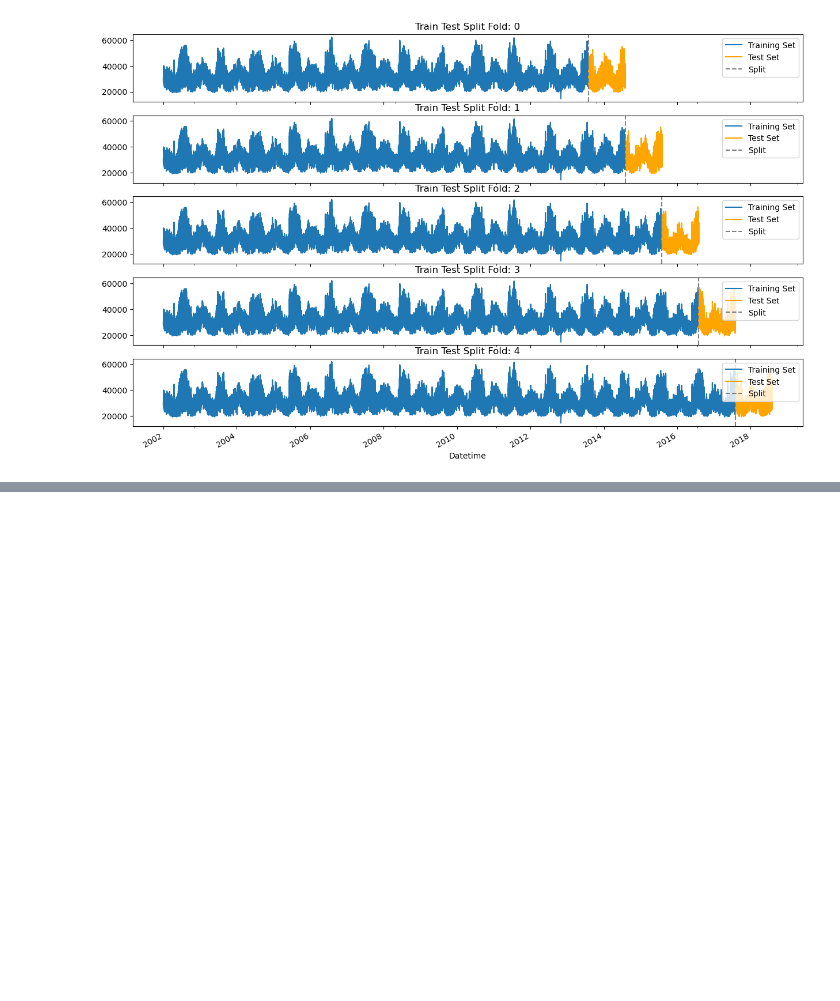
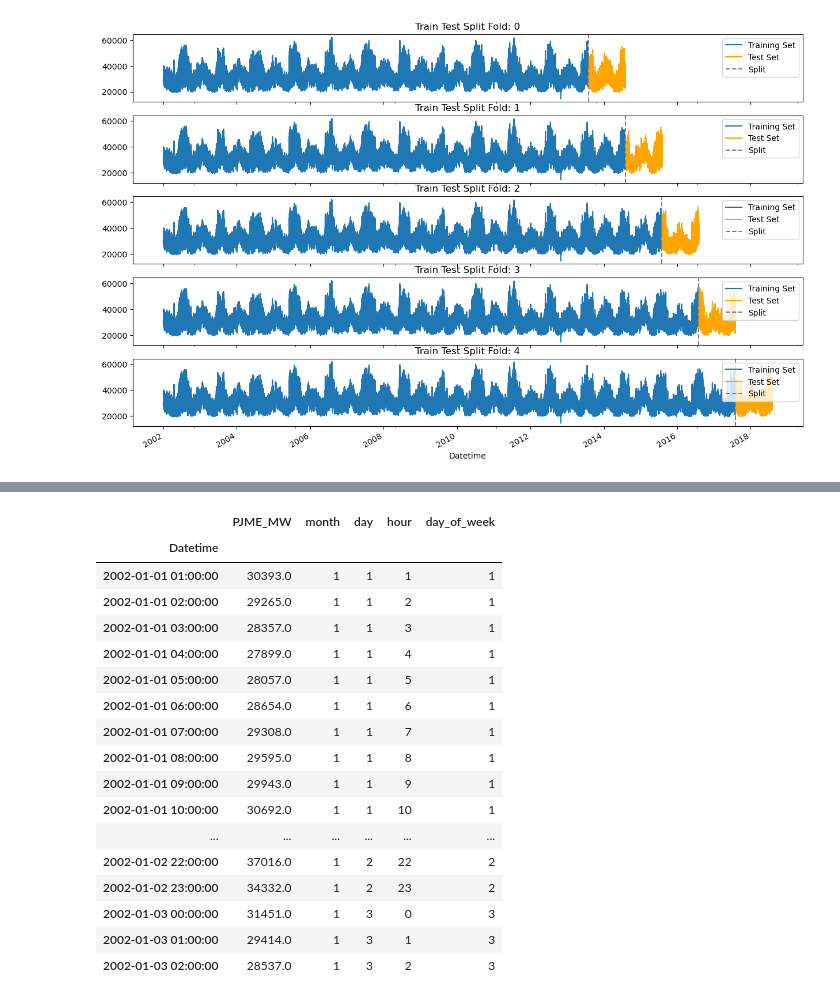
Before and after one commit to YarosInter/Time-Series-XGBoost-Energy-Consumption, a Jupyter notebook: XGBoost_Energy_Consumption_Forecast.ipynb, the cells around one changed output, grey strips where cells are left out. Drawn from its saved outputs; the diff is of its cells as text; code cells hidden in the pictures; blank space fills up the shorter version.

```diff
--- a/XGBoost_Energy_Consumption_Forecast.ipynb
+++ b/XGBoost_Energy_Consumption_Forecast.ipynb
@@ -497,0 +530,22 @@ plt.show()
+# %%
+# Original DataFrame
+df.head(50)
+# %% [output]
+|  | PJME_MW | month | day | hour | day_of_week |
+| Datetime |  |  |  |  |  |
+| 2002-01-01 01:00:00 | 30393.0 | 1 | 1 | 1 | 1 |
+| 2002-01-01 02:00:00 | 29265.0 | 1 | 1 | 2 | 1 |
+| 2002-01-01 03:00:00 | 28357.0 | 1 | 1 | 3 | 1 |
+| 2002-01-01 04:00:00 | 27899.0 | 1 | 1 | 4 | 1 |
+| 2002-01-01 05:00:00 | 28057.0 | 1 | 1 | 5 | 1 |
+| 2002-01-01 06:00:00 | 28654.0 | 1 | 1 | 6 | 1 |
+| 2002-01-01 07:00:00 | 29308.0 | 1 | 1 | 7 | 1 |
+| 2002-01-01 08:00:00 | 29595.0 | 1 | 1 | 8 | 1 |
+| 2002-01-01 09:00:00 | 29943.0 | 1 | 1 | 9 | 1 |
+| 2002-01-01 10:00:00 | 30692.0 | 1 | 1 | 10 | 1 |
+| ... | ... | ... | ... | ... | ... |
+| 2002-01-02 22:00:00 | 37016.0 | 1 | 2 | 22 | 2 |
+| 2002-01-02 23:00:00 | 34332.0 | 1 | 2 | 23 | 2 |
+| 2002-01-03 00:00:00 | 31451.0 | 1 | 3 | 0 | 3 |
+| 2002-01-03 01:00:00 | 29414.0 | 1 | 3 | 1 | 3 |
+| 2002-01-03 02:00:00 | 28537.0 | 1 | 3 | 2 | 3 |
```
Also changed, not shown: parts of 5 cells of this notebook.
